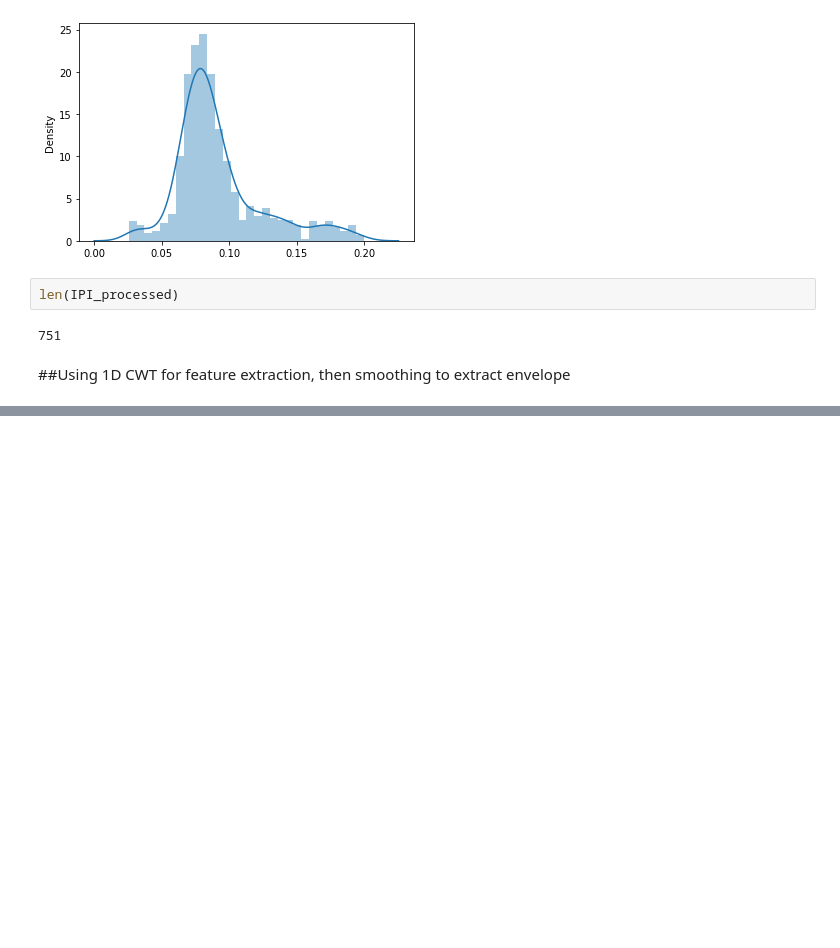
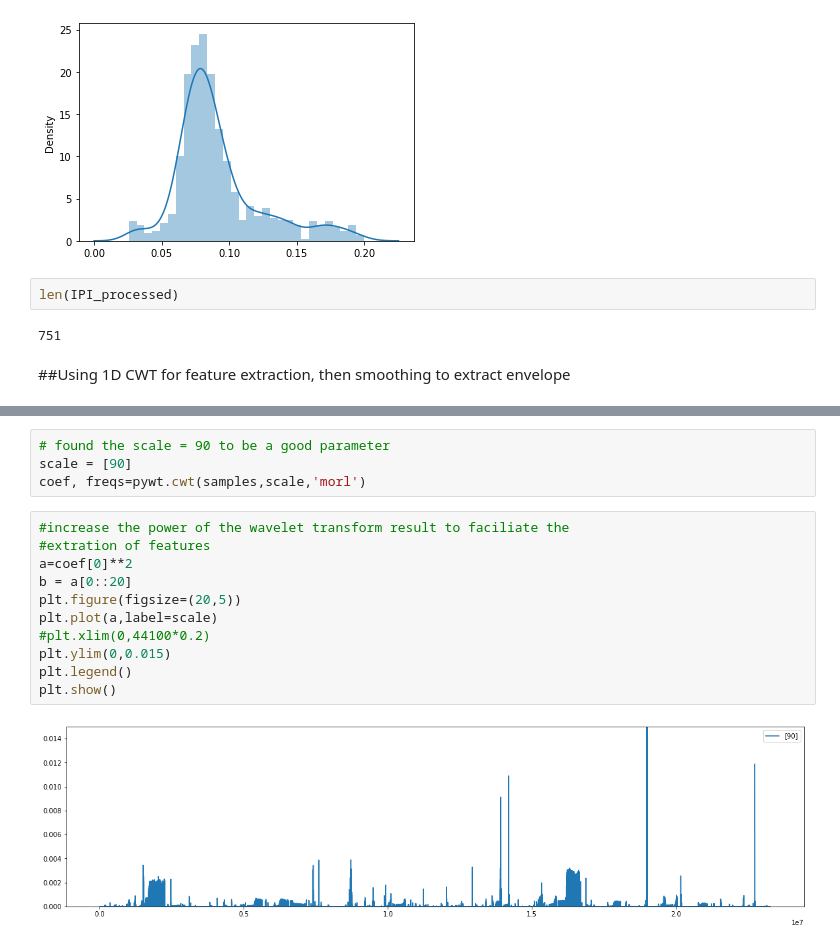
Before and after one commit to james-bole-pan/Xenopus_signal_processing, a Jupyter notebook: Wave_Envelope.ipynb, the cells around one changed output, grey strips where cells are left out. Drawn from its saved outputs; the diff is of its cells as text; blank space fills up the shorter version.

```diff
--- a/Wave_Envelope.ipynb
+++ b/Wave_Envelope.ipynb
@@ -205,2 +190,19 @@ plt.show()
+# %%
+# found the scale = 90 to be a good parameter
+scale = [90]
+coef, freqs=pywt.cwt(samples,scale,'morl')
+# %%
+#increase the power of the wavelet transform result to faciliate the
+#extration of features
+a=coef[0]**2
+b = a[0::20]
+plt.figure(figsize=(20,5))
+plt.plot(a,label=scale)
+#plt.xlim(0,44100*0.2)
+plt.ylim(0,0.015)
+plt.legend()
+plt.show()
+# %% [output]
+[figure, added]
 # %%
 from scipy.ndimage import gaussian_filter1d
```
Also changed, not shown: parts of 16 cells of this notebook.
